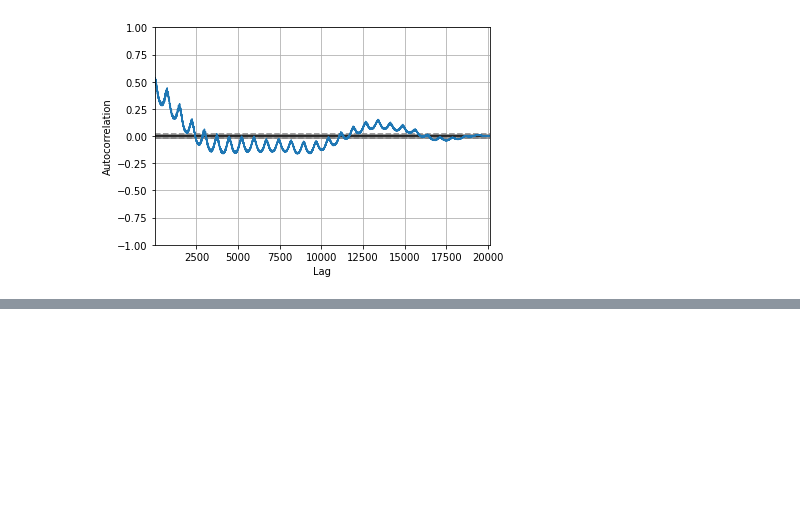
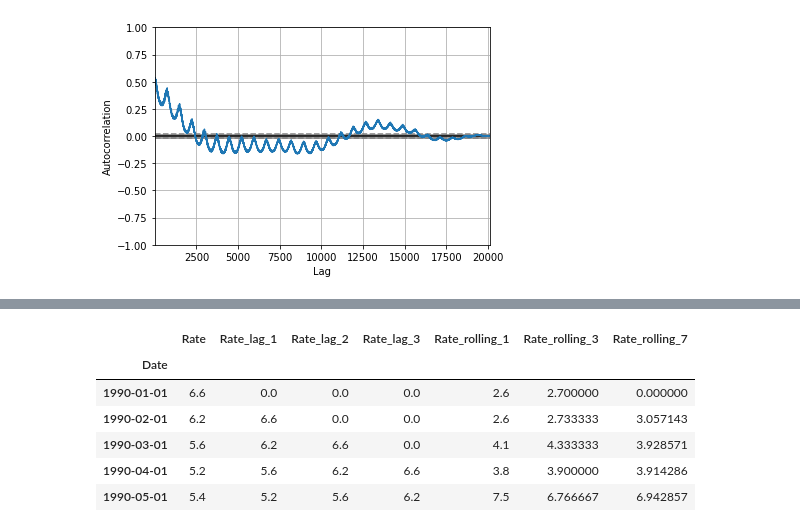
Before and after one commit to ArthDh/ECE-225, a Jupyter notebook: notebooks/reg_testing2.ipynb, the cells around one changed output, grey strips where cells are left out. Saved outputs shown, nothing was run; the diff lists cells and outputs as text; code cells hidden in the pictures; blank space fills up the shorter version.

```diff
--- a/notebooks/reg_testing2.ipynb
+++ b/notebooks/reg_testing2.ipynb
@@ -110,0 +151,10 @@ pd.plotting.autocorrelation_plot(df_ny.Rate)
+# %%
+df_ny_nyc.head()
+# %% [output]
+|  | Rate | Rate_lag_1 | Rate_lag_2 | Rate_lag_3 | Rate_rolling_1 | Rate_rolling_3 | Rate_rolling_7 |
+| Date |  |  |  |  |  |  |  |
+| 1990-01-01 | 6.6 | 0.0 | 0.0 | 0.0 | 2.6 | 2.700000 | 0.000000 |
+| 1990-02-01 | 6.2 | 6.6 | 0.0 | 0.0 | 2.6 | 2.733333 | 3.057143 |
+| 1990-03-01 | 5.6 | 6.2 | 6.6 | 0.0 | 4.1 | 4.333333 | 3.928571 |
+| 1990-04-01 | 5.2 | 5.6 | 6.2 | 6.6 | 3.8 | 3.900000 | 3.914286 |
+| 1990-05-01 | 5.4 | 5.2 | 5.6 | 6.2 | 7.5 | 6.766667 | 6.942857 |
```
Also changed, not shown: parts of 16 cells of this notebook.
